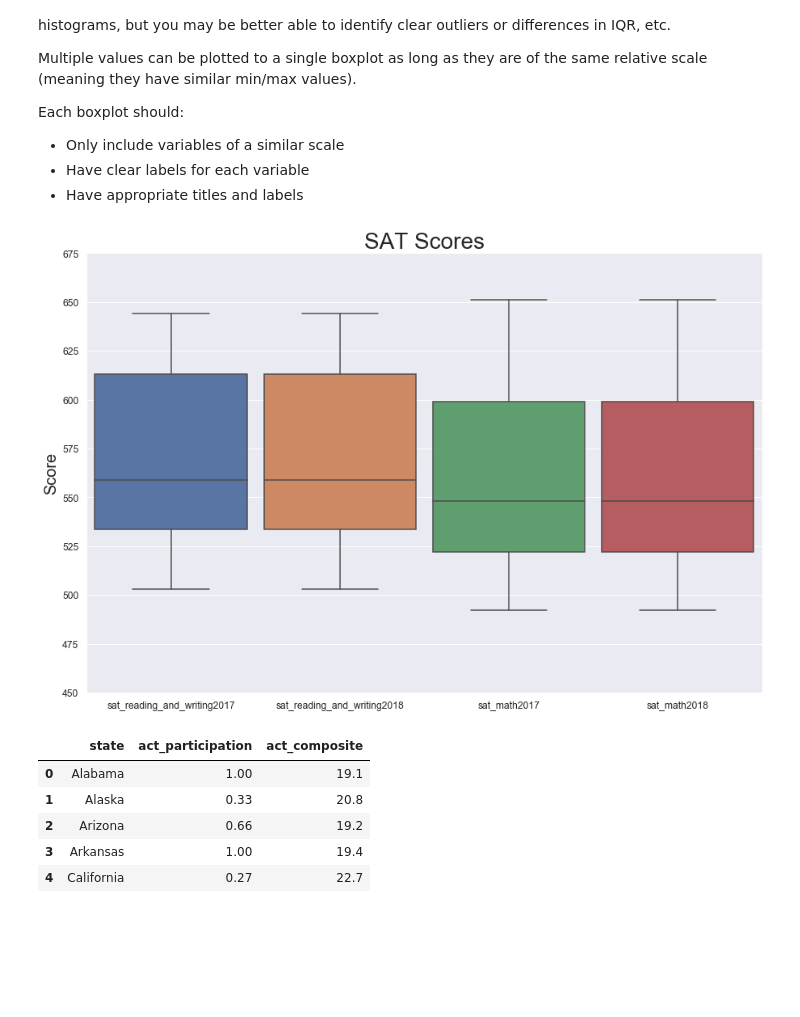
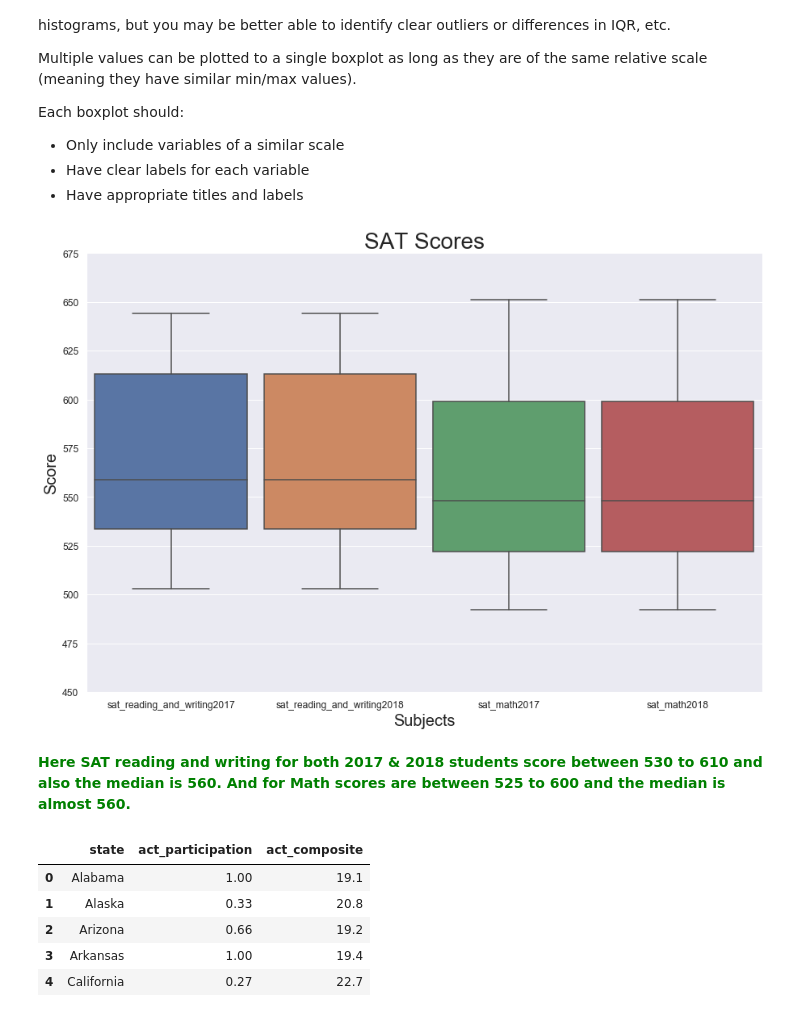
Before and after one commit to boosra/Project_1, a Jupyter notebook: code/starter-code.ipynb, the cells around one changed output. Drawn from its saved outputs; the diff is of its cells as text; code cells hidden in the pictures; blank space fills up the shorter version.

```diff
--- a/code/starter-code.ipynb
+++ b/code/starter-code.ipynb
@@ -1084,12 +1120,17 @@ Each boxplot should:
 # %%
 # Code
 ax = plt.subplots(figsize=(15,10))
 plt.title('SAT Scores',fontsize=28)
+plt.xlabel('Subjects', fontsize=20)
 plt.ylabel('Score',fontsize=20)
 plt.ylim(450, 675)
 sns.boxplot(data=final[['sat_reading_and_writing2017','sat_reading_and_writing2018','sat_math2017','sat_math2018']],width=0.9);
 # %% [output]
-[figure, old version]
+[figure, new version]
+# %% [markdown]
+<p style="color:green;font-weight:bold;">
+Here SAT reading and writing for both 2017 & 2018 students score between 530 to 610 and also the median is 560. And for Math scores are between 525 to 600 and the median is almost 560.
+</p>
 # %%
 act_2018.head()
 # %% [output]
```
Also changed, not shown: parts of 16 cells of this notebook, 1 other file.
